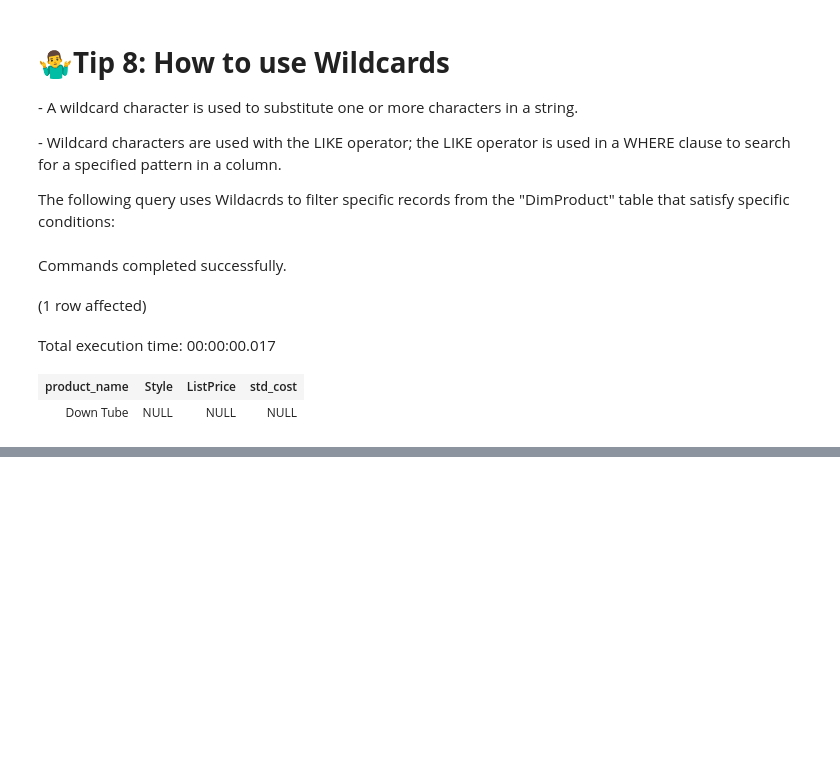
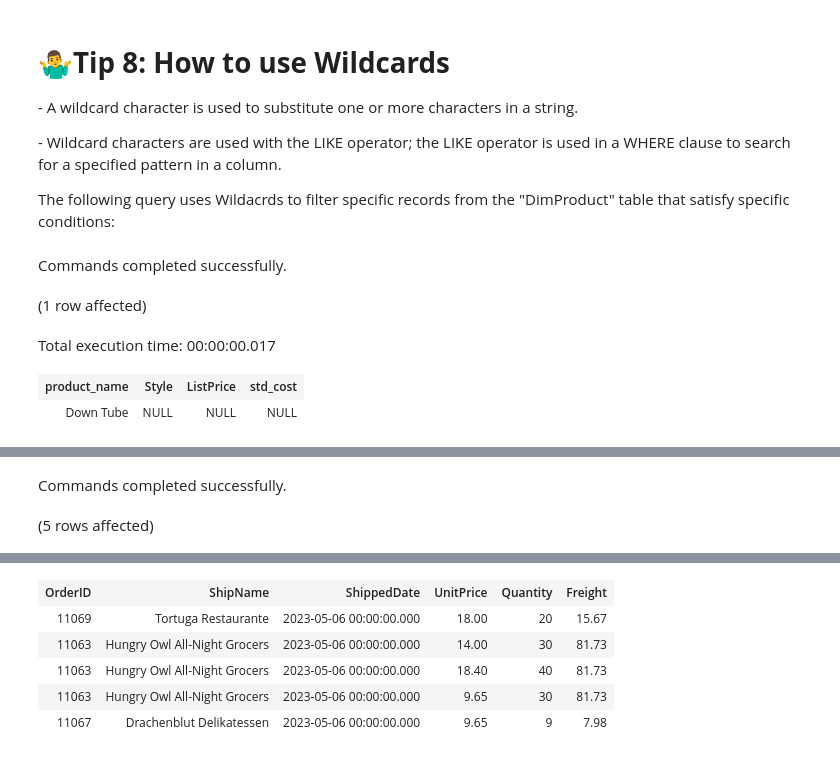
Before and after one commit to KCracks/KBIA_Portfolio, a Jupyter notebook: Kamani_SQL 25 Tips_Notebook.ipynb, the cells around one changed output, grey strips where cells are left out. Drawn from its saved outputs; the diff is of its cells as text; code cells hidden in the pictures; blank space fills up the shorter version.

```diff
--- a/Kamani_SQL 25 Tips_Notebook.ipynb
+++ b/Kamani_SQL 25 Tips_Notebook.ipynb
@@ -299,0 +448,19 @@ The following query uses the Order By clause to filter specific records from the
+# %%
+-- Example:
+USE Northwind_2023;
+GO
+
+SELECT Top 5 od.OrderID
+            ,od.ShipName
+            ,od.ShippedDate
+            ,ord.UnitPrice
+            ,ord.Quantity
+            ,od.Freight
+FROM dbo.Orders od
+LEFT JOIN OrderDetails ord
+on od.OrderID = ord.OrderID
+ORDER BY od.ShippedDate DESC
+;
+# %% [output]
+Commands completed successfully.
+(5 rows affected)
@@ -299,0 +468,6 @@ The following query uses the Order By clause to filter specific records from the
+| OrderID | ShipName | ShippedDate | UnitPrice | Quantity | Freight |
+| 11069 | Tortuga Restaurante | 2023-05-06 00:00:00.000 | 18.00 | 20 | 15.67 |
+| 11063 | Hungry Owl All-Night Grocers | 2023-05-06 00:00:00.000 | 14.00 | 30 | 81.73 |
+| 11063 | Hungry Owl All-Night Grocers | 2023-05-06 00:00:00.000 | 18.40 | 40 | 81.73 |
+| 11063 | Hungry Owl All-Night Grocers | 2023-05-06 00:00:00.000 | 9.65 | 30 | 81.73 |
+| 11067 | Drachenblut Delikatessen | 2023-05-06 00:00:00.000 | 9.65 | 9 | 7.98 |
```
Also changed, not shown: parts of 20 cells of this notebook.
